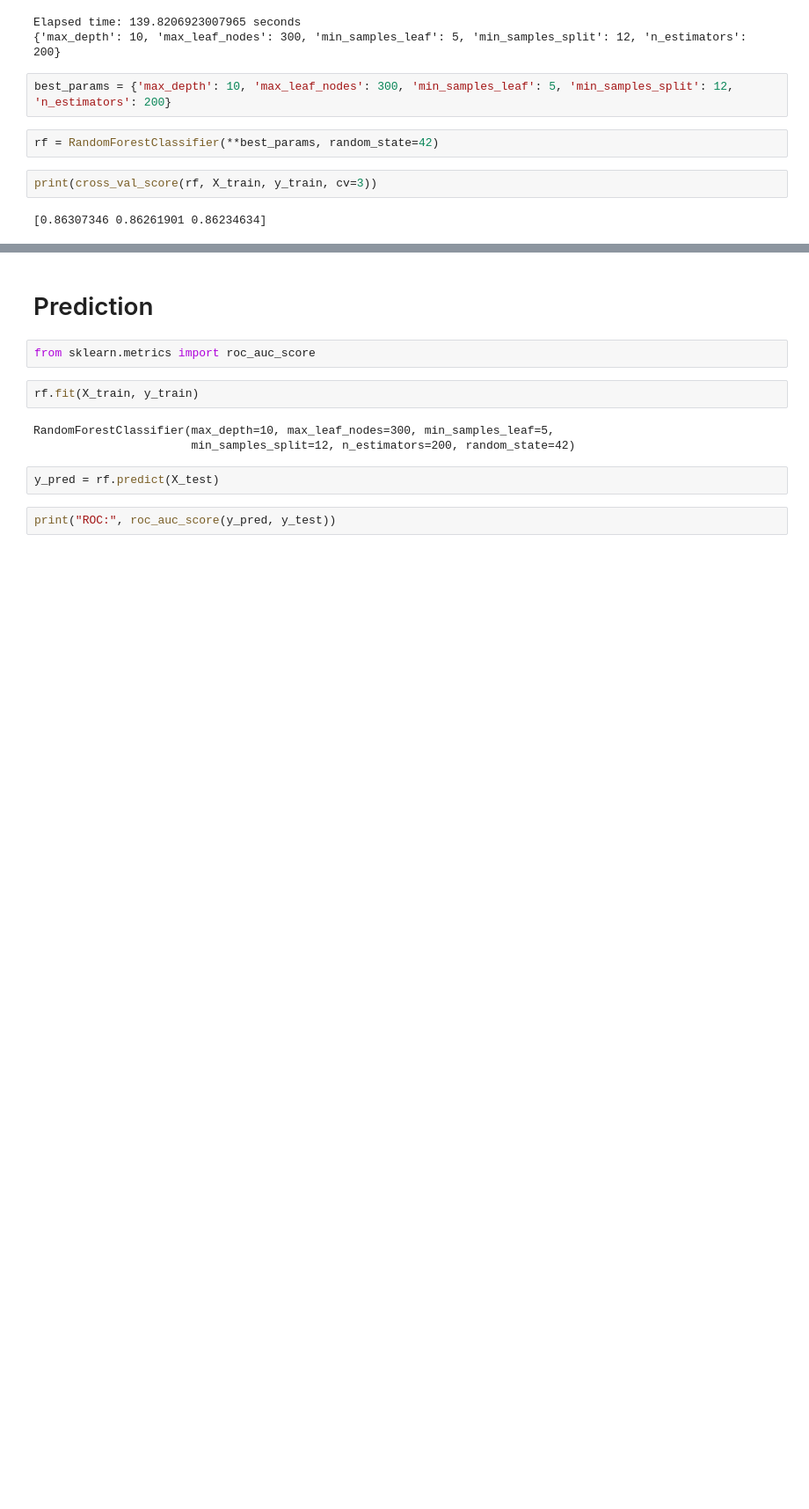
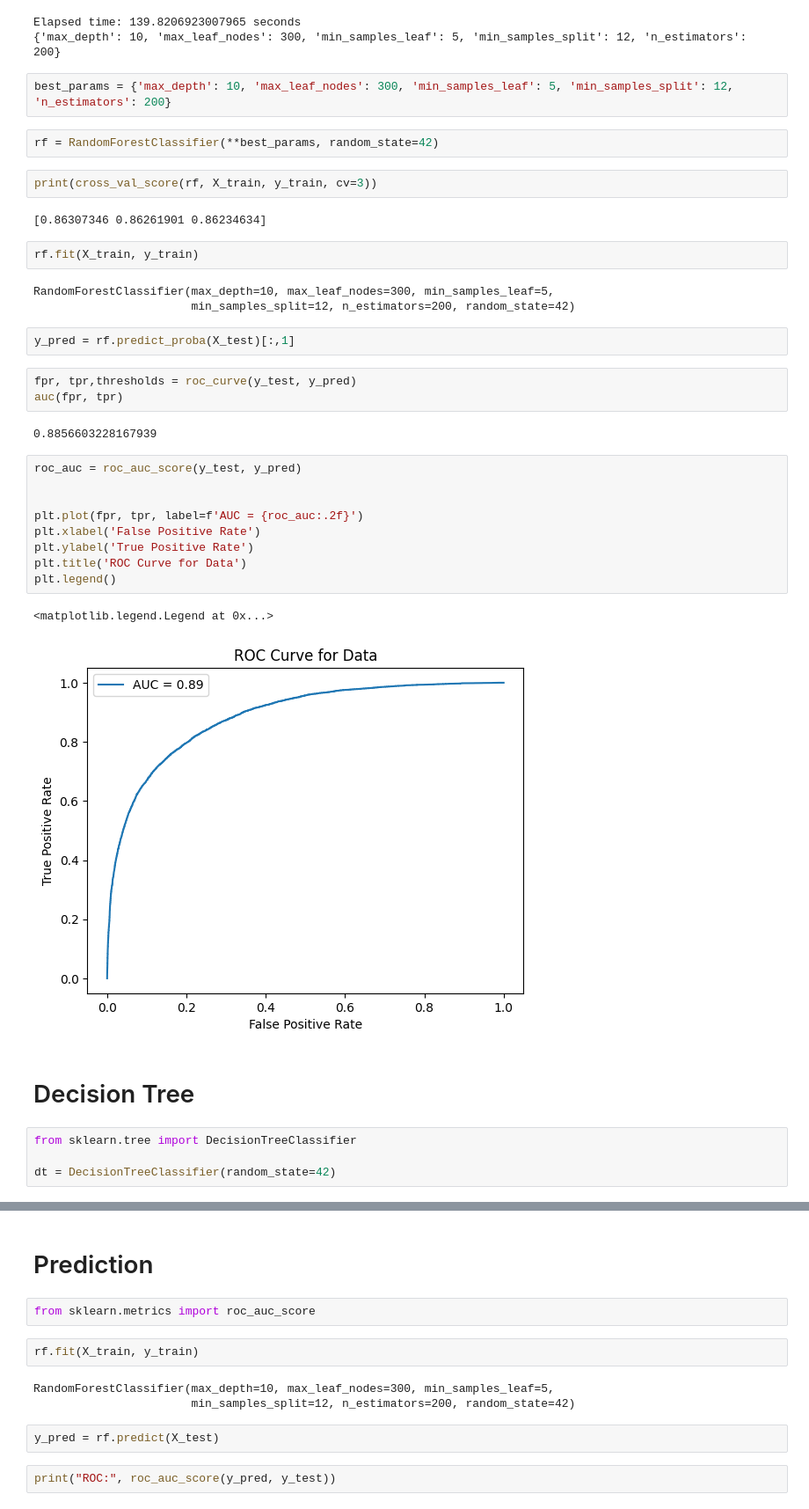
Before and after one commit to theCodeCS/data_churn_dataset, a Jupyter notebook: exitedornot.ipynb, the cells around one changed output, grey strips where cells are left out. Shown at 88% size. Drawn from its saved outputs; the diff is of its cells as text; blank space fills up the shorter version.

```diff
--- a/exitedornot.ipynb
+++ b/exitedornot.ipynb
@@ -437,3 +438,33 @@ rf = RandomForestClassifier(**best_params, random_state=42)
 print(cross_val_score(rf, X_train, y_train, cv=3))
 # %% [output]
 [0.86307346 0.86261901 0.86234634]
+# %%
+rf.fit(X_train, y_train)
+# %% [output]
+RandomForestClassifier(max_depth=10, max_leaf_nodes=300, min_samples_leaf=5,
+                       min_samples_split=12, n_estimators=200, random_state=42)
+# %%
+y_pred = rf.predict_proba(X_test)[:,1]
+# %%
+fpr, tpr,thresholds = roc_curve(y_test, y_pred)
+auc(fpr, tpr)
+# %% [output]
+0.8856603228167939
+# %%
+roc_auc = roc_auc_score(y_test, y_pred)
+
+
+plt.plot(fpr, tpr, label=f'AUC = {roc_auc:.2f}')
+plt.xlabel('False Positive Rate')
+plt.ylabel('True Positive Rate')
+plt.title('ROC Curve for Data')
+plt.legend()
+# %% [output]
+<matplotlib.legend.Legend at 0x...>
+[figure, added]
+# %% [markdown]
+# Decision Tree
+# %%
+from sklearn.tree import DecisionTreeClassifier
+
+dt = DecisionTreeClassifier(random_state=42)
```
Also changed, not shown: parts of 18 cells of this notebook.
